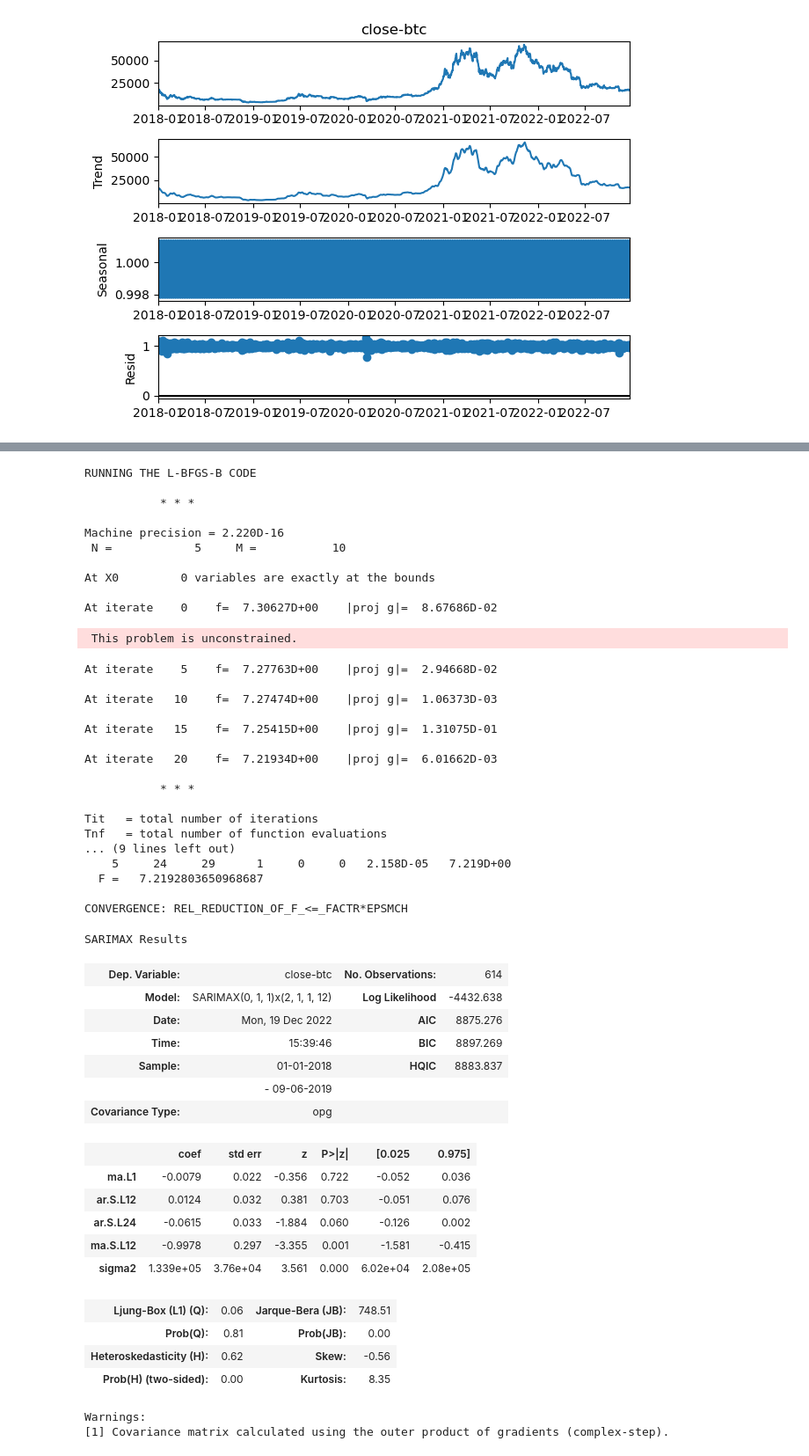
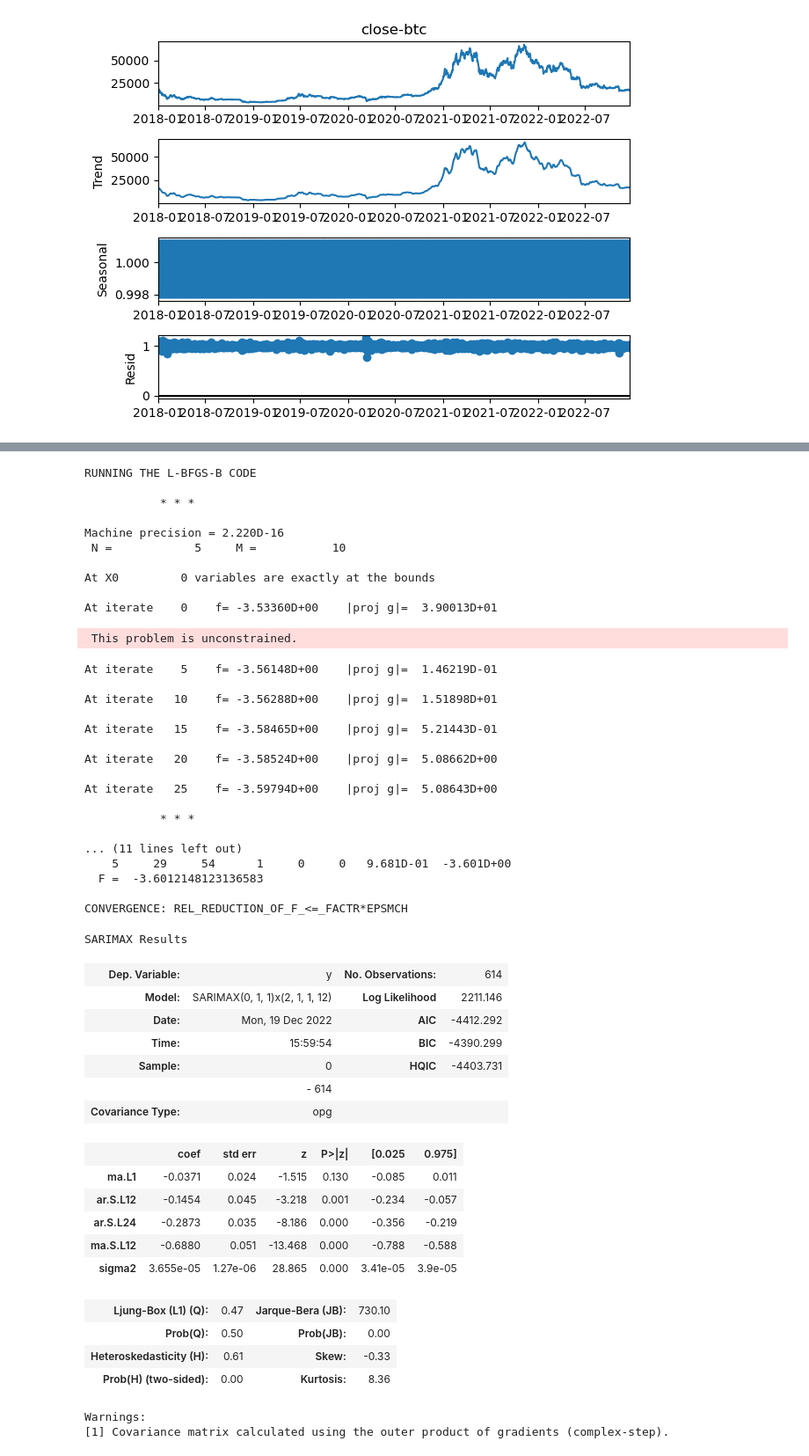
Before and after one commit to A125X/Stock-Prices-Analysis-And-Prediction, a Jupyter notebook: arima.ipynb, the cells around one changed output, grey strips where cells are left out. Shown at 88% size. Cells and saved outputs as stored; diff of their text form; code cells hidden in the pictures.

```diff
--- a/arima.ipynb
+++ b/arima.ipynb
@@ -47,3 +47,8 @@ result.plot()
 # %% [output]
 [figure]
 [figure]
+# %%
+scaler = MinMaxScaler()
+timeseries = timeseries["close-btc"].values.reshape(timeseries.shape[0],1)
+print(timeseries)
+timeseries = scaler.fit_transform(timeseries)
@@ -50,64 +63,64 @@ result.plot()
 # %%
 # Split data into train / test sets
-train = timeseries.iloc[:len(timeseries)-1200]
-test = timeseries.iloc[len(timeseries)-1200:] # set one year(12 months) for testing
+train = timeseries[:len(timeseries)-1200]
+test = timeseries[len(timeseries)-1200:] # set one year(12 months) for testing
 
 # Fit a SARIMAX(0, 1, 1)x(2, 1, 1, 12) on the training set
 from statsmodels.tsa.statespace.sarimax import SARIMAX
 
-model = SARIMAX(train['close-btc'],
+model = SARIMAX(train,
                 order = (0, 1, 1),
                 seasonal_order =(2, 1, 1, 12))
 
 result = model.fit()
 result.summary()
 # %% [output]
 RUNNING THE L-BFGS-B CODE
 
            * * *
 
 Machine precision = 2.220D-16
  N =            5     M =           10
 
 At X0         0 variables are exactly at the bounds
 
-At iterate    0    f=  7.30627D+00    |proj g|=  8.67686D-02
+At iterate    0    f= -3.53360D+00    |proj g|=  3.90013D+01
  This problem is unconstrained.
-At iterate    5    f=  7.27763D+00    |proj g|=  2.94668D-02
+At iterate    5    f= -3.56148D+00    |proj g|=  1.46219D-01
 
-At iterate   10    f=  7.27474D+00    |proj g|=  1.06373D-03
+At iterate   10    f= -3.56288D+00    |proj g|=  1.51898D+01
 
-At iterate   15    f=  7.25415D+00    |proj g|=  1.31075D-01
+At iterate   15    f= -3.58465D+00    |proj g|=  5.21443D-01
 
-At iterate   20    f=  7.21934D+00    |proj g|=  6.01662D-03
+At iterate   20    f= -3.58524D+00    |proj g|=  5.08662D+00
+
+At iterate   25    f= -3.59794D+00    |proj g|=  5.08643D+00
 
            * * *
 
-Tit   = total number of iterations
-Tnf   = total number of function evaluations
-... (9 lines left out)
-    5     24     29      1     0     0   2.158D-05   7.219D+00
-  F =   7.2192803650968687
+... (11 lines left out)
+    5     29     54      1     0     0   9.681D-01  -3.601D+00
+  F =  -3.6012148123136583
 
 CONVERGENCE: REL_REDUCTION_OF_F_<=_FACTR*EPSMCH
 SARIMAX Results
-| Dep. Variable: | close-btc | No. Observations: | 614 |
-| Model: | SARIMAX(0, 1, 1)x(2, 1, 1, 12) | Log Likelihood | -4432.638 |
-| Date: | Mon, 19 Dec 2022 | AIC | 8875.276 |
-| Time: | 15:39:46 | BIC | 8897.269 |
-| Sample: | 01-01-2018 | HQIC | 8883.837 |
-|  | - 09-06-2019 |  |  |
+| Dep. Variable: | y | No. Observations: | 614 |
+| Model: | SARIMAX(0, 1, 1)x(2, 1, 1, 12) | Log Likelihood | 2211.146 |
+| Date: | Mon, 19 Dec 2022 | AIC | -4412.292 |
+| Time: | 15:59:54 | BIC | -4390.299 |
+| Sample: | 0 | HQIC | -4403.731 |
+|  | - 614 |  |  |
 | Covariance Type: | opg |  |  |
 |  | coef | std err | z | P>|z| | [0.025 | 0.975] |
-| ma.L1 | -0.0079 | 0.022 | -0.356 | 0.722 | -0.052 | 0.036 |
-| ar.S.L12 | 0.0124 | 0.032 | 0.381 | 0.703 | -0.051 | 0.076 |
-| ar.S.L24 | -0.0615 | 0.033 | -1.884 | 0.060 | -0.126 | 0.002 |
-| ma.S.L12 | -0.9978 | 0.297 | -3.355 | 0.001 | -1.581 | -0.415 |
-| sigma2 | 1.339e+05 | 3.76e+04 | 3.561 | 0.000 | 6.02e+04 | 2.08e+05 |
+| ma.L1 | -0.0371 | 0.024 | -1.515 | 0.130 | -0.085 | 0.011 |
+| ar.S.L12 | -0.1454 | 0.045 | -3.218 | 0.001 | -0.234 | -0.057 |
+| ar.S.L24 | -0.2873 | 0.035 | -8.186 | 0.000 | -0.356 | -0.219 |
+| ma.S.L12 | -0.6880 | 0.051 | -13.468 | 0.000 | -0.788 | -0.588 |
+| sigma2 | 3.655e-05 | 1.27e-06 | 28.865 | 0.000 | 3.41e-05 | 3.9e-05 |
-| Ljung-Box (L1) (Q): | 0.06 | Jarque-Bera (JB): | 748.51 |
-| Prob(Q): | 0.81 | Prob(JB): | 0.00 |
-| Heteroskedasticity (H): | 0.62 | Skew: | -0.56 |
-| Prob(H) (two-sided): | 0.00 | Kurtosis: | 8.35 |
+| Ljung-Box (L1) (Q): | 0.47 | Jarque-Bera (JB): | 730.10 |
+| Prob(Q): | 0.50 | Prob(JB): | 0.00 |
+| Heteroskedasticity (H): | 0.61 | Skew: | -0.33 |
+| Prob(H) (two-sided): | 0.00 | Kurtosis: | 8.36 |
 Warnings:
 [1] Covariance matrix calculated using the outer product of gradients (complex-step).
 # %%
```
Also changed, not shown: parts of 4 cells of this notebook.
